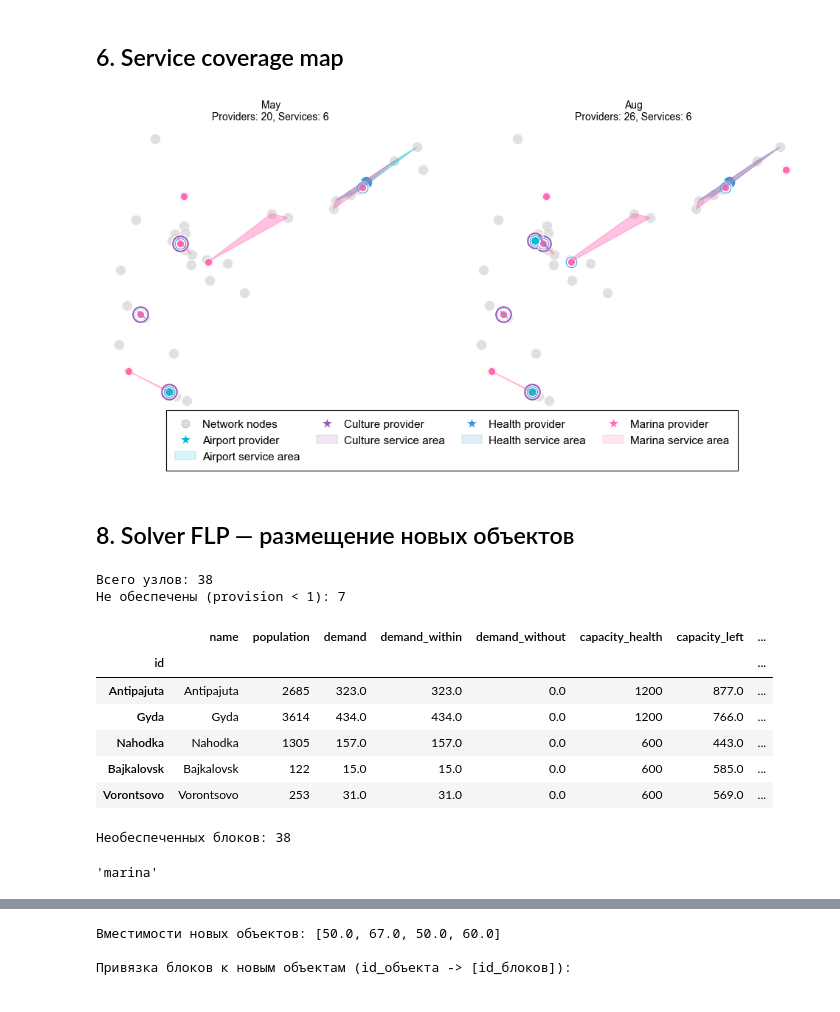
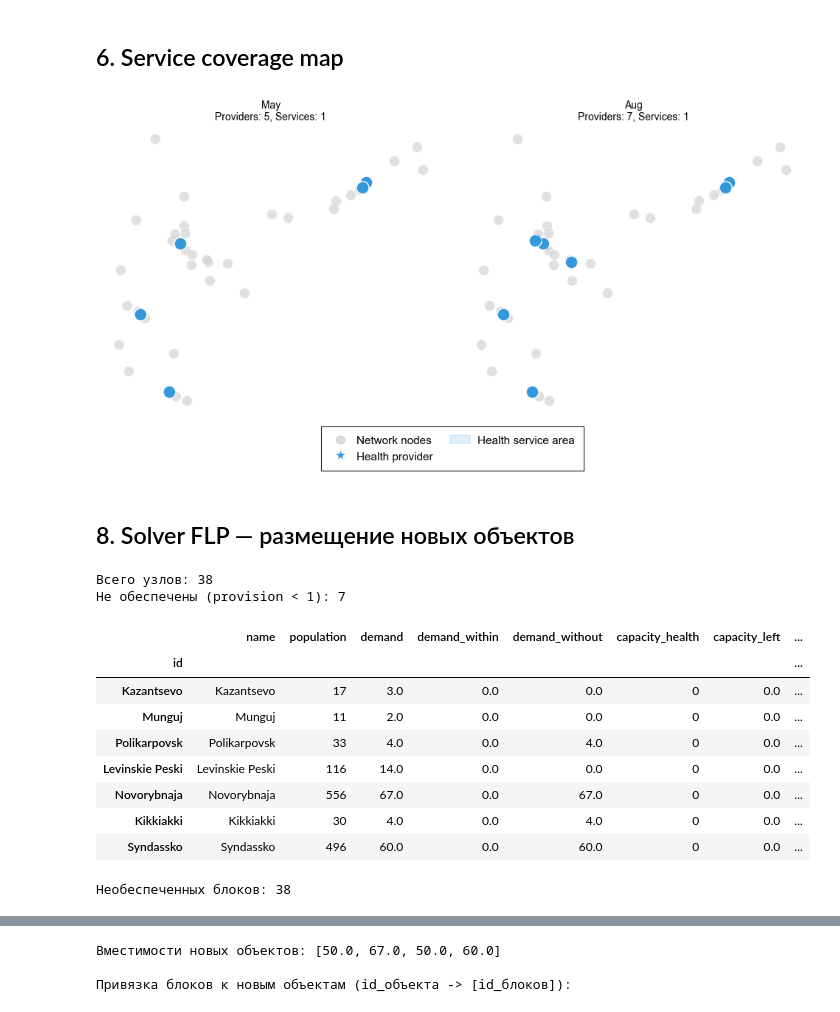
Before and after one commit to GeorgeKontsevik/super-duper-disser, a Jupyter notebook: main.ipynb, the cells around one changed output, grey strips where cells are left out. Cells and saved outputs as stored; diff of their text form; code cells hidden in the pictures.

```diff
--- a/main.ipynb
+++ b/main.ipynb
@@ -113,7 +115,7 @@ for SETTL_NAME in settl_name_lst:
 
     # Initialize settlement results
     all_results[SETTL_NAME] = {}
-    # service_list
+    service_list = [FLP_SERVICE]
     for SERVICE_NAME in service_list:
         print(" " * 10, SERVICE_NAME, " " * 10)
 
@@ -244,7 +269,7 @@ for service in ["marina"]:
 MONTH_RANGE = range(4, 8, 3)  # May to October (indices 4-9)
 results = plot_temporal_service_evolution(all_results, SETTL_NAME, MONTH_RANGE)
 # %% [output]
-[figure, old version]
+[figure, new version]
 # %% [markdown]
 ## 8. Solver FLP — размещение новых объектов
 # %%
@@ -280,39 +306,41 @@ G_month = all_results[SETTL_NAME][FLP_SERVICE]["stats"].graphs[FLP_MONTH]
 
 # Собираем df_with_demand из атрибутов узлов
 node_records = []
 for node, data in G_month.nodes(data=True):
     node_records.append(
         {
             "id": node,
             "name": data.get("name", node),
             "population": data.get("population", 0),
             "demand": data.get("demand", 0),
             "demand_within": data.get("demand_within", 0),
             "demand_without": data.get("demand_without", 0),
             f"capacity_{FLP_SERVICE}": data.get(f"capacity_{FLP_SERVICE}", 0),
             "capacity_left": data.get("capacity_left", 0),
             "provision": data.get("provision", 0),
             "geometry": data.get("geometry", None),
         }
     )
 
 df_with_demand = gpd.GeoDataFrame(node_records).set_index("id")
 if df_with_demand.geometry.notna().any():
     df_with_demand = df_with_demand.set_geometry("geometry")
 
 print(f"Всего узлов: {len(df_with_demand)}")
 print(f"Не обеспечены (provision < 1): {(df_with_demand['provision'] < 1).sum()}")
-df_with_demand.head()
+df_with_demand[df_with_demand["provision"] < 1]
 # %% [output]
 Всего узлов: 38
 Не обеспечены (provision < 1): 7
 |  | name | population | demand | demand_within | demand_without | capacity_health | capacity_left | ... |
 | id |  |  |  |  |  |  |  | ... |
-| Antipajuta | Antipajuta | 2685 | 323.0 | 323.0 | 0.0 | 1200 | 877.0 | ... |
-| Gyda | Gyda | 3614 | 434.0 | 434.0 | 0.0 | 1200 | 766.0 | ... |
-| Nahodka | Nahodka | 1305 | 157.0 | 157.0 | 0.0 | 600 | 443.0 | ... |
-| Bajkalovsk | Bajkalovsk | 122 | 15.0 | 15.0 | 0.0 | 600 | 585.0 | ... |
-| Vorontsovo | Vorontsovo | 253 | 31.0 | 31.0 | 0.0 | 600 | 569.0 | ... |
+| Kazantsevo | Kazantsevo | 17 | 3.0 | 0.0 | 0.0 | 0 | 0.0 | ... |
+| Munguj | Munguj | 11 | 2.0 | 0.0 | 0.0 | 0 | 0.0 | ... |
+| Polikarpovsk | Polikarpovsk | 33 | 4.0 | 0.0 | 4.0 | 0 | 0.0 | ... |
+| Levinskie Peski | Levinskie Peski | 116 | 14.0 | 0.0 | 0.0 | 0 | 0.0 | ... |
+| Novorybnaja | Novorybnaja | 556 | 67.0 | 0.0 | 67.0 | 0 | 0.0 | ... |
+| Kikkiakki | Kikkiakki | 30 | 4.0 | 0.0 | 4.0 | 0 | 0.0 | ... |
+| Syndassko | Syndassko | 496 | 60.0 | 0.0 | 60.0 | 0 | 0.0 | ... |
 # %%
 """Строим матрицу доступности из графа (кратчайшие пути)"""
 
@@ -333,10 +361,6 @@ uncovered.reset_index(drop=True, inplace=True)
 print(f"Необеспеченных блоков: {len(uncovered)}")
 # %% [output]
 Необеспеченных блоков: 38
-# %%
-service
-# %% [output]
-'marina'
 # %%
 uncovered.rename(columns={f"capacity_{FLP_SERVICE}": "capacity"}, inplace=True)
 # %%
```
Also changed, not shown: parts of 21 cells of this notebook, 12 other files.
